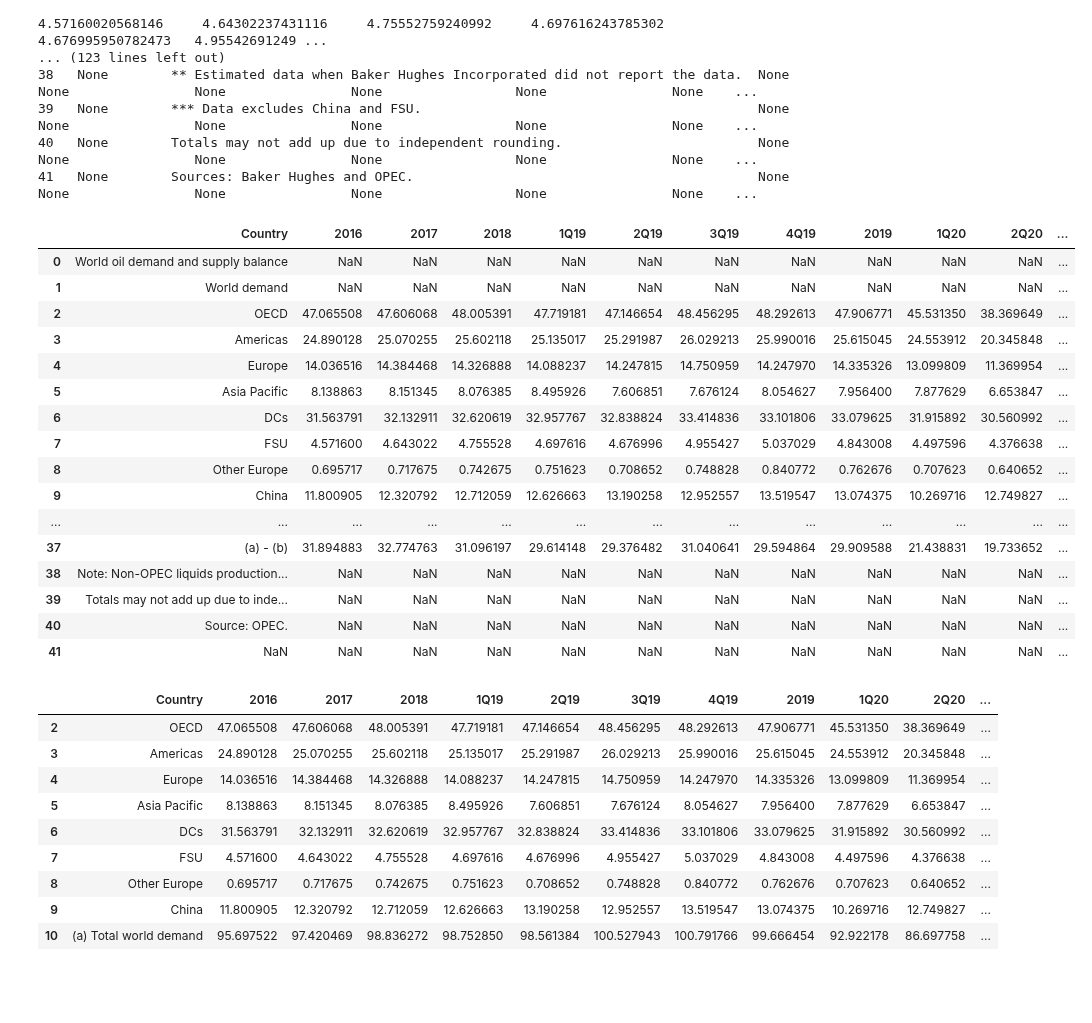
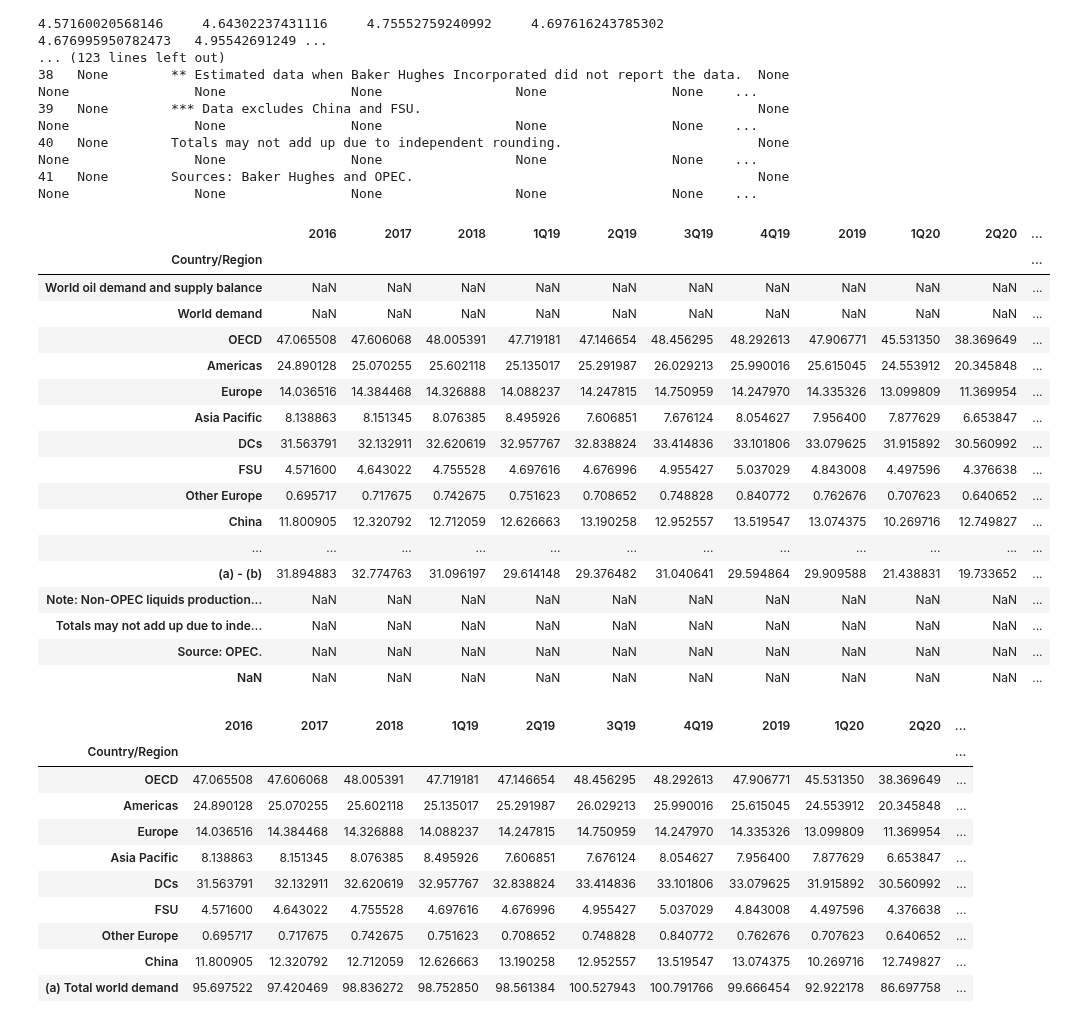
Before and after one commit to gustavhempel/ETL-Pipeline, a Jupyter notebook: completed flow/Opec_Data_query_supply_demand.ipynb, the cells around one changed output. Saved outputs shown, nothing was run; the diff lists cells and outputs as text; code cells hidden in the pictures; blank space fills up the shorter version.

```diff
--- a/completed flow/Opec_Data_query_supply_demand.ipynb
+++ b/completed flow/Opec_Data_query_supply_demand.ipynb
@@ -28,42 +28,43 @@ opec_supply_demand:
 # %%
 
 Opec_supply_demand = pd.read_csv('opec/data/Opec_supply_demand.csv')
-
-Opec_supply_demand
+Opec_supply_demand.rename(columns={'Country':'Country/Region'},inplace=True)
+Opec_supply_demand.set_index('Country/Region',drop=True,inplace=True)
 Opec_supply_demand = Opec_supply_demand.drop(Opec_supply_demand.columns[0], axis=1)
 Opec_supply_demand
 # %% [output]
-|  | Country | 2016 | 2017 | 2018 | 1Q19 | 2Q19 | 3Q19 | 4Q19 | 2019 | 1Q20 | 2Q20 | ... |
-| 0 | World oil demand and supply balance | NaN | NaN | NaN | NaN | NaN | NaN | NaN | NaN | NaN | NaN | ... |
-| 1 | World demand | NaN | NaN | NaN | NaN | NaN | NaN | NaN | NaN | NaN | NaN | ... |
-| 2 | OECD | 47.065508 | 47.606068 | 48.005391 | 47.719181 | 47.146654 | 48.456295 | 48.292613 | 47.906771 | 45.531350 | 38.369649 | ... |
-| 3 | Americas | 24.890128 | 25.070255 | 25.602118 | 25.135017 | 25.291987 | 26.029213 | 25.990016 | 25.615045 | 24.553912 | 20.345848 | ... |
-| 4 | Europe | 14.036516 | 14.384468 | 14.326888 | 14.088237 | 14.247815 | 14.750959 | 14.247970 | 14.335326 | 13.099809 | 11.369954 | ... |
-| 5 | Asia Pacific | 8.138863 | 8.151345 | 8.076385 | 8.495926 | 7.606851 | 7.676124 | 8.054627 | 7.956400 | 7.877629 | 6.653847 | ... |
-| 6 | DCs | 31.563791 | 32.132911 | 32.620619 | 32.957767 | 32.838824 | 33.414836 | 33.101806 | 33.079625 | 31.915892 | 30.560992 | ... |
-| 7 | FSU | 4.571600 | 4.643022 | 4.755528 | 4.697616 | 4.676996 | 4.955427 | 5.037029 | 4.843008 | 4.497596 | 4.376638 | ... |
-| 8 | Other Europe | 0.695717 | 0.717675 | 0.742675 | 0.751623 | 0.708652 | 0.748828 | 0.840772 | 0.762676 | 0.707623 | 0.640652 | ... |
-| 9 | China | 11.800905 | 12.320792 | 12.712059 | 12.626663 | 13.190258 | 12.952557 | 13.519547 | 13.074375 | 10.269716 | 12.749827 | ... |
-| ... | ... | ... | ... | ... | ... | ... | ... | ... | ... | ... | ... | ... |
-| 37 | (a) - (b) | 31.894883 | 32.774763 | 31.096197 | 29.614148 | 29.376482 | 31.040641 | 29.594864 | 29.909588 | 21.438831 | 19.733652 | ... |
-| 38 | Note: Non-OPEC liquids production... | NaN | NaN | NaN | NaN | NaN | NaN | NaN | NaN | NaN | NaN | ... |
-| 39 | Totals may not add up due to inde... | NaN | NaN | NaN | NaN | NaN | NaN | NaN | NaN | NaN | NaN | ... |
-| 40 | Source: OPEC. | NaN | NaN | NaN | NaN | NaN | NaN | NaN | NaN | NaN | NaN | ... |
-| 41 | NaN | NaN | NaN | NaN | NaN | NaN | NaN | NaN | NaN | NaN | NaN | ... |
+|  | 2016 | 2017 | 2018 | 1Q19 | 2Q19 | 3Q19 | 4Q19 | 2019 | 1Q20 | 2Q20 | ... |
+| Country/Region |  |  |  |  |  |  |  |  |  |  | ... |
+| World oil demand and supply balance | NaN | NaN | NaN | NaN | NaN | NaN | NaN | NaN | NaN | NaN | ... |
+| World demand | NaN | NaN | NaN | NaN | NaN | NaN | NaN | NaN | NaN | NaN | ... |
+| OECD | 47.065508 | 47.606068 | 48.005391 | 47.719181 | 47.146654 | 48.456295 | 48.292613 | 47.906771 | 45.531350 | 38.369649 | ... |
+| Americas | 24.890128 | 25.070255 | 25.602118 | 25.135017 | 25.291987 | 26.029213 | 25.990016 | 25.615045 | 24.553912 | 20.345848 | ... |
+| Europe | 14.036516 | 14.384468 | 14.326888 | 14.088237 | 14.247815 | 14.750959 | 14.247970 | 14.335326 | 13.099809 | 11.369954 | ... |
+| Asia Pacific | 8.138863 | 8.151345 | 8.076385 | 8.495926 | 7.606851 | 7.676124 | 8.054627 | 7.956400 | 7.877629 | 6.653847 | ... |
+| DCs | 31.563791 | 32.132911 | 32.620619 | 32.957767 | 32.838824 | 33.414836 | 33.101806 | 33.079625 | 31.915892 | 30.560992 | ... |
+| FSU | 4.571600 | 4.643022 | 4.755528 | 4.697616 | 4.676996 | 4.955427 | 5.037029 | 4.843008 | 4.497596 | 4.376638 | ... |
+| Other Europe | 0.695717 | 0.717675 | 0.742675 | 0.751623 | 0.708652 | 0.748828 | 0.840772 | 0.762676 | 0.707623 | 0.640652 | ... |
+| China | 11.800905 | 12.320792 | 12.712059 | 12.626663 | 13.190258 | 12.952557 | 13.519547 | 13.074375 | 10.269716 | 12.749827 | ... |
+| ... | ... | ... | ... | ... | ... | ... | ... | ... | ... | ... | ... |
+| (a) - (b) | 31.894883 | 32.774763 | 31.096197 | 29.614148 | 29.376482 | 31.040641 | 29.594864 | 29.909588 | 21.438831 | 19.733652 | ... |
+| Note: Non-OPEC liquids production... | NaN | NaN | NaN | NaN | NaN | NaN | NaN | NaN | NaN | NaN | ... |
+| Totals may not add up due to inde... | NaN | NaN | NaN | NaN | NaN | NaN | NaN | NaN | NaN | NaN | ... |
+| Source: OPEC. | NaN | NaN | NaN | NaN | NaN | NaN | NaN | NaN | NaN | NaN | ... |
+| NaN | NaN | NaN | NaN | NaN | NaN | NaN | NaN | NaN | NaN | NaN | ... |
 # %%
 Opec_supply_demand
 world_demand = Opec_supply_demand.iloc[2:11]
-world_demand
 world_demand.to_csv('data/exported_data/world_demand.csv')
 world_demand
 # %% [output]
-|  | Country | 2016 | 2017 | 2018 | 1Q19 | 2Q19 | 3Q19 | 4Q19 | 2019 | 1Q20 | 2Q20 | ... |
-| 2 | OECD | 47.065508 | 47.606068 | 48.005391 | 47.719181 | 47.146654 | 48.456295 | 48.292613 | 47.906771 | 45.531350 | 38.369649 | ... |
-| 3 | Americas | 24.890128 | 25.070255 | 25.602118 | 25.135017 | 25.291987 | 26.029213 | 25.990016 | 25.615045 | 24.553912 | 20.345848 | ... |
-| 4 | Europe | 14.036516 | 14.384468 | 14.326888 | 14.088237 | 14.247815 | 14.750959 | 14.247970 | 14.335326 | 13.099809 | 11.369954 | ... |
-| 5 | Asia Pacific | 8.138863 | 8.151345 | 8.076385 | 8.495926 | 7.606851 | 7.676124 | 8.054627 | 7.956400 | 7.877629 | 6.653847 | ... |
-| 6 | DCs | 31.563791 | 32.132911 | 32.620619 | 32.957767 | 32.838824 | 33.414836 | 33.101806 | 33.079625 | 31.915892 | 30.560992 | ... |
-| 7 | FSU | 4.571600 | 4.643022 | 4.755528 | 4.697616 | 4.676996 | 4.955427 | 5.037029 | 4.843008 | 4.497596 | 4.376638 | ... |
-| 8 | Other Europe | 0.695717 | 0.717675 | 0.742675 | 0.751623 | 0.708652 | 0.748828 | 0.840772 | 0.762676 | 0.707623 | 0.640652 | ... |
-| 9 | China | 11.800905 | 12.320792 | 12.712059 | 12.626663 | 13.190258 | 12.952557 | 13.519547 | 13.074375 | 10.269716 | 12.749827 | ... |
-| 10 | (a) Total world demand | 95.697522 | 97.420469 | 98.836272 | 98.752850 | 98.561384 | 100.527943 | 100.791766 | 99.666454 | 92.922178 | 86.697758 | ... |
+|  | 2016 | 2017 | 2018 | 1Q19 | 2Q19 | 3Q19 | 4Q19 | 2019 | 1Q20 | 2Q20 | ... |
+| Country/Region |  |  |  |  |  |  |  |  |  |  | ... |
+| OECD | 47.065508 | 47.606068 | 48.005391 | 47.719181 | 47.146654 | 48.456295 | 48.292613 | 47.906771 | 45.531350 | 38.369649 | ... |
+| Americas | 24.890128 | 25.070255 | 25.602118 | 25.135017 | 25.291987 | 26.029213 | 25.990016 | 25.615045 | 24.553912 | 20.345848 | ... |
+| Europe | 14.036516 | 14.384468 | 14.326888 | 14.088237 | 14.247815 | 14.750959 | 14.247970 | 14.335326 | 13.099809 | 11.369954 | ... |
+| Asia Pacific | 8.138863 | 8.151345 | 8.076385 | 8.495926 | 7.606851 | 7.676124 | 8.054627 | 7.956400 | 7.877629 | 6.653847 | ... |
+| DCs | 31.563791 | 32.132911 | 32.620619 | 32.957767 | 32.838824 | 33.414836 | 33.101806 | 33.079625 | 31.915892 | 30.560992 | ... |
+| FSU | 4.571600 | 4.643022 | 4.755528 | 4.697616 | 4.676996 | 4.955427 | 5.037029 | 4.843008 | 4.497596 | 4.376638 | ... |
+| Other Europe | 0.695717 | 0.717675 | 0.742675 | 0.751623 | 0.708652 | 0.748828 | 0.840772 | 0.762676 | 0.707623 | 0.640652 | ... |
+| China | 11.800905 | 12.320792 | 12.712059 | 12.626663 | 13.190258 | 12.952557 | 13.519547 | 13.074375 | 10.269716 | 12.749827 | ... |
+| (a) Total world demand | 95.697522 | 97.420469 | 98.836272 | 98.752850 | 98.561384 | 100.527943 | 100.791766 | 99.666454 | 92.922178 | 86.697758 | ... |
```
Also changed, not shown: 14 other files.
